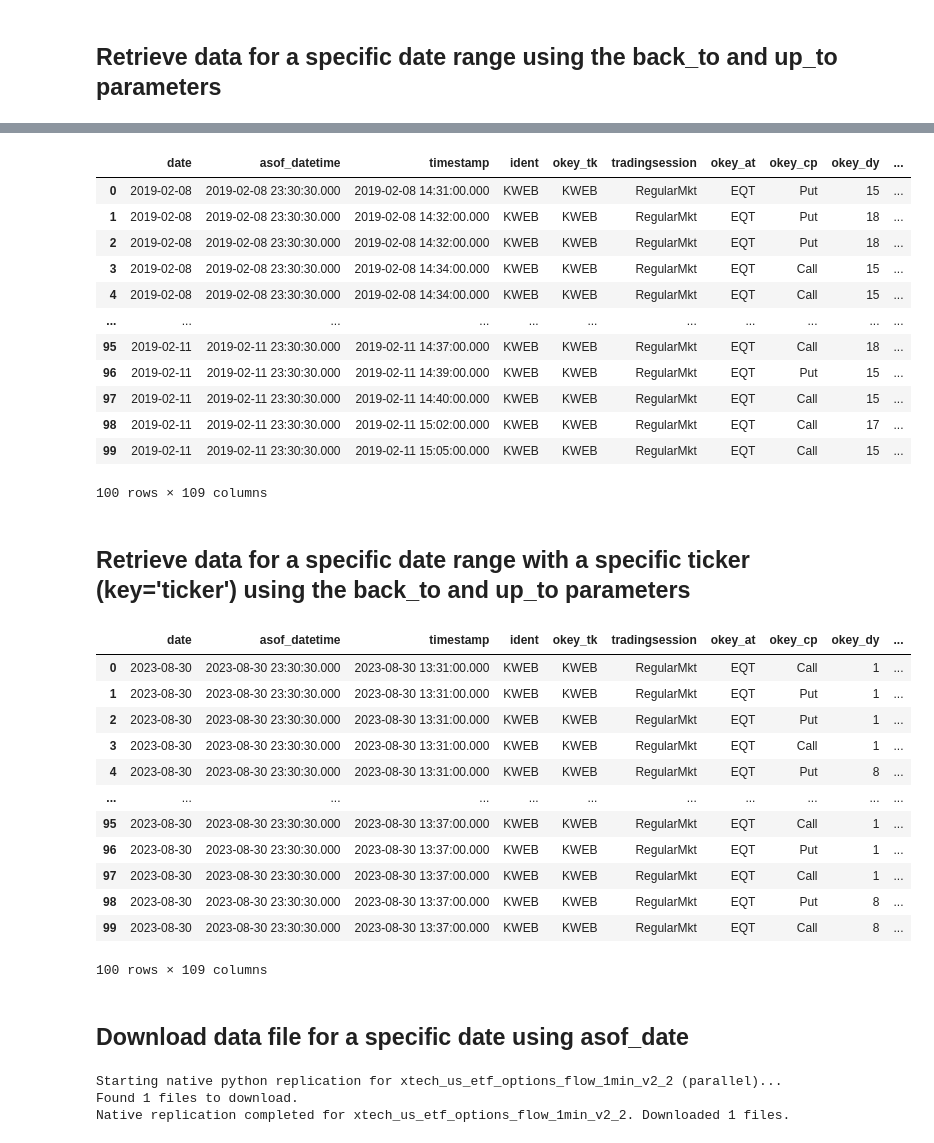
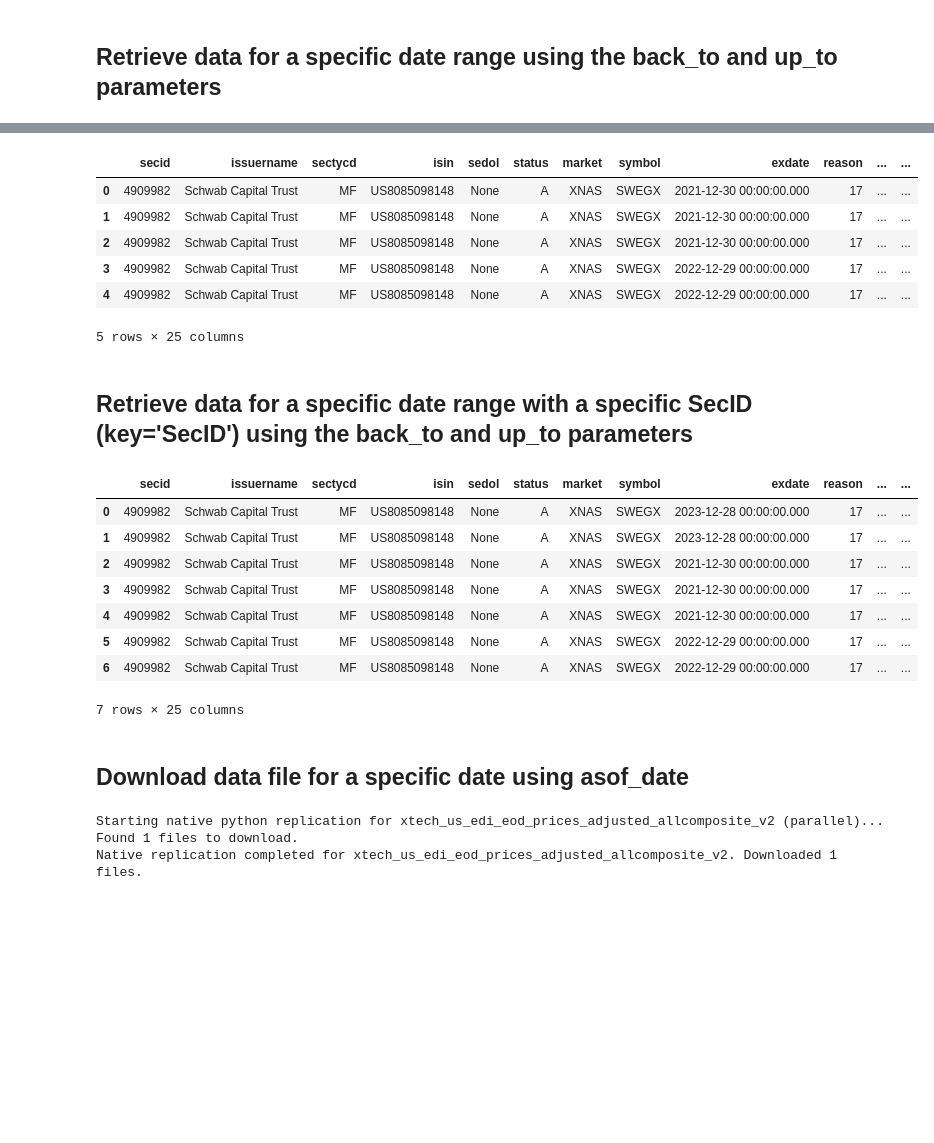
Before and after one commit to xtech-analytics/demo-notebooks, a Jupyter notebook: xtech_edi_eod_prices/xtech_us_edi_eod_prices_adjusted_allcomposite_v2.ipynb, the cells around one changed output, grey strips where cells are left out. Drawn from its saved outputs; the diff is of its cells as text; code cells hidden in the pictures; blank space fills up the shorter version.

```diff
--- a/xtech_edi_eod_prices/xtech_us_edi_eod_prices_adjusted_allcomposite_v2.ipynb
+++ b/xtech_edi_eod_prices/xtech_us_edi_eod_prices_adjusted_allcomposite_v2.ipynb
@@ -76,44 +58,34 @@ display(df)
 # %%
-df = Unifier.get_dataframe(name='xtech_us_etf_options_flow_1min_v2_2',key='KWEB', asof_date='2023-09-12', limit=100)
+df = Unifier.get_dataframe(name='xtech_us_edi_eod_prices_adjusted_allcomposite_v2',key='4909982', asof_date='2023-09-12', limit=100)
 display(df)
 # %% [output]
-|  | date | asof_datetime | timestamp | ident | okey_tk | tradingsession | okey_at | okey_cp | okey_dy | ... |
-| 0 | 2019-02-08 | 2019-02-08 23:30:30.000 | 2019-02-08 14:31:00.000 | KWEB | KWEB | RegularMkt | EQT | Put | 15 | ... |
-| 1 | 2019-02-08 | 2019-02-08 23:30:30.000 | 2019-02-08 14:32:00.000 | KWEB | KWEB | RegularMkt | EQT | Put | 18 | ... |
-| 2 | 2019-02-08 | 2019-02-08 23:30:30.000 | 2019-02-08 14:32:00.000 | KWEB | KWEB | RegularMkt | EQT | Put | 18 | ... |
-| 3 | 2019-02-08 | 2019-02-08 23:30:30.000 | 2019-02-08 14:34:00.000 | KWEB | KWEB | RegularMkt | EQT | Call | 15 | ... |
-| 4 | 2019-02-08 | 2019-02-08 23:30:30.000 | 2019-02-08 14:34:00.000 | KWEB | KWEB | RegularMkt | EQT | Call | 15 | ... |
-| ... | ... | ... | ... | ... | ... | ... | ... | ... | ... | ... |
-| 95 | 2019-02-11 | 2019-02-11 23:30:30.000 | 2019-02-11 14:37:00.000 | KWEB | KWEB | RegularMkt | EQT | Call | 18 | ... |
-| 96 | 2019-02-11 | 2019-02-11 23:30:30.000 | 2019-02-11 14:39:00.000 | KWEB | KWEB | RegularMkt | EQT | Put | 15 | ... |
-| 97 | 2019-02-11 | 2019-02-11 23:30:30.000 | 2019-02-11 14:40:00.000 | KWEB | KWEB | RegularMkt | EQT | Call | 15 | ... |
-| 98 | 2019-02-11 | 2019-02-11 23:30:30.000 | 2019-02-11 15:02:00.000 | KWEB | KWEB | RegularMkt | EQT | Call | 17 | ... |
-| 99 | 2019-02-11 | 2019-02-11 23:30:30.000 | 2019-02-11 15:05:00.000 | KWEB | KWEB | RegularMkt | EQT | Call | 15 | ... |
+|  | secid | issuername | sectycd | isin | sedol | status | market | symbol | exdate | reason | ... | ... |
+| 0 | 4909982 | Schwab Capital Trust | MF | US8085098148 | None | A | XNAS | SWEGX | 2021-12-30 00:00:00.000 | 17 | ... | ... |
+| 1 | 4909982 | Schwab Capital Trust | MF | US8085098148 | None | A | XNAS | SWEGX | 2021-12-30 00:00:00.000 | 17 | ... | ... |
+| 2 | 4909982 | Schwab Capital Trust | MF | US8085098148 | None | A | XNAS | SWEGX | 2021-12-30 00:00:00.000 | 17 | ... | ... |
+| 3 | 4909982 | Schwab Capital Trust | MF | US8085098148 | None | A | XNAS | SWEGX | 2022-12-29 00:00:00.000 | 17 | ... | ... |
+| 4 | 4909982 | Schwab Capital Trust | MF | US8085098148 | None | A | XNAS | SWEGX | 2022-12-29 00:00:00.000 | 17 | ... | ... |
-100 rows × 109 columns
+5 rows × 25 columns
 # %% [markdown]
-## Retrieve data for a specific date range with a specific ticker (key='ticker') using the back_to and up_to parameters
+## Retrieve data for a specific date range with a specific SecID (key='SecID') using the back_to and up_to parameters
 # %%
-df = Unifier.get_dataframe(name='xtech_us_etf_options_flow_1min_v2_2',key='KWEB', back_to='2022-01-01', up_to='2024-06-01', limit=100)
+df = Unifier.get_dataframe(name='xtech_us_edi_eod_prices_adjusted_allcomposite_v2',key='4909982', back_to='2022-01-01', up_to='2024-06-01', limit=100)
 display(df)
 # %% [output]
-|  | date | asof_datetime | timestamp | ident | okey_tk | tradingsession | okey_at | okey_cp | okey_dy | ... |
-| 0 | 2023-08-30 | 2023-08-30 23:30:30.000 | 2023-08-30 13:31:00.000 | KWEB | KWEB | RegularMkt | EQT | Call | 1 | ... |
-| 1 | 2023-08-30 | 2023-08-30 23:30:30.000 | 2023-08-30 13:31:00.000 | KWEB | KWEB | RegularMkt | EQT | Put | 1 | ... |
-| 2 | 2023-08-30 | 2023-08-30 23:30:30.000 | 2023-08-30 13:31:00.000 | KWEB | KWEB | RegularMkt | EQT | Put | 1 | ... |
-| 3 | 2023-08-30 | 2023-08-30 23:30:30.000 | 2023-08-30 13:31:00.000 | KWEB | KWEB | RegularMkt | EQT | Call | 1 | ... |
-| 4 | 2023-08-30 | 2023-08-30 23:30:30.000 | 2023-08-30 13:31:00.000 | KWEB | KWEB | RegularMkt | EQT | Put | 8 | ... |
-| ... | ... | ... | ... | ... | ... | ... | ... | ... | ... | ... |
-| 95 | 2023-08-30 | 2023-08-30 23:30:30.000 | 2023-08-30 13:37:00.000 | KWEB | KWEB | RegularMkt | EQT | Call | 1 | ... |
-| 96 | 2023-08-30 | 2023-08-30 23:30:30.000 | 2023-08-30 13:37:00.000 | KWEB | KWEB | RegularMkt | EQT | Put | 1 | ... |
-| 97 | 2023-08-30 | 2023-08-30 23:30:30.000 | 2023-08-30 13:37:00.000 | KWEB | KWEB | RegularMkt | EQT | Call | 1 | ... |
-| 98 | 2023-08-30 | 2023-08-30 23:30:30.000 | 2023-08-30 13:37:00.000 | KWEB | KWEB | RegularMkt | EQT | Put | 8 | ... |
-| 99 | 2023-08-30 | 2023-08-30 23:30:30.000 | 2023-08-30 13:37:00.000 | KWEB | KWEB | RegularMkt | EQT | Call | 8 | ... |
+|  | secid | issuername | sectycd | isin | sedol | status | market | symbol | exdate | reason | ... | ... |
+| 0 | 4909982 | Schwab Capital Trust | MF | US8085098148 | None | A | XNAS | SWEGX | 2023-12-28 00:00:00.000 | 17 | ... | ... |
+| 1 | 4909982 | Schwab Capital Trust | MF | US8085098148 | None | A | XNAS | SWEGX | 2023-12-28 00:00:00.000 | 17 | ... | ... |
+| 2 | 4909982 | Schwab Capital Trust | MF | US8085098148 | None | A | XNAS | SWEGX | 2021-12-30 00:00:00.000 | 17 | ... | ... |
+| 3 | 4909982 | Schwab Capital Trust | MF | US8085098148 | None | A | XNAS | SWEGX | 2021-12-30 00:00:00.000 | 17 | ... | ... |
+| 4 | 4909982 | Schwab Capital Trust | MF | US8085098148 | None | A | XNAS | SWEGX | 2021-12-30 00:00:00.000 | 17 | ... | ... |
+| 5 | 4909982 | Schwab Capital Trust | MF | US8085098148 | None | A | XNAS | SWEGX | 2022-12-29 00:00:00.000 | 17 | ... | ... |
+| 6 | 4909982 | Schwab Capital Trust | MF | US8085098148 | None | A | XNAS | SWEGX | 2022-12-29 00:00:00.000 | 17 | ... | ... |
-100 rows × 109 columns
+7 rows × 25 columns
 # %% [markdown]
 ## Download data file for a specific date using asof_date
 # %%
-Unifier.replicate(name="xtech_us_etf_options_flow_1min_v2_2", target_location="./data", asof_date='2026-01-13')
+Unifier.replicate(name="xtech_us_edi_eod_prices_adjusted_allcomposite_v2", target_location="./data", asof_date='2026-01-13')
 # %% [output]
-Starting native python replication for xtech_us_etf_options_flow_1min_v2_2 (parallel)...
+Starting native python replication for xtech_us_edi_eod_prices_adjusted_allcomposite_v2 (parallel)...
 Found 1 files to download.
-Native replication completed for xtech_us_etf_options_flow_1min_v2_2. Downloaded 1 files.
+Native replication completed for xtech_us_edi_eod_prices_adjusted_allcomposite_v2. Downloaded 1 files.
```
Also changed, not shown: parts of 4 cells of this notebook.
